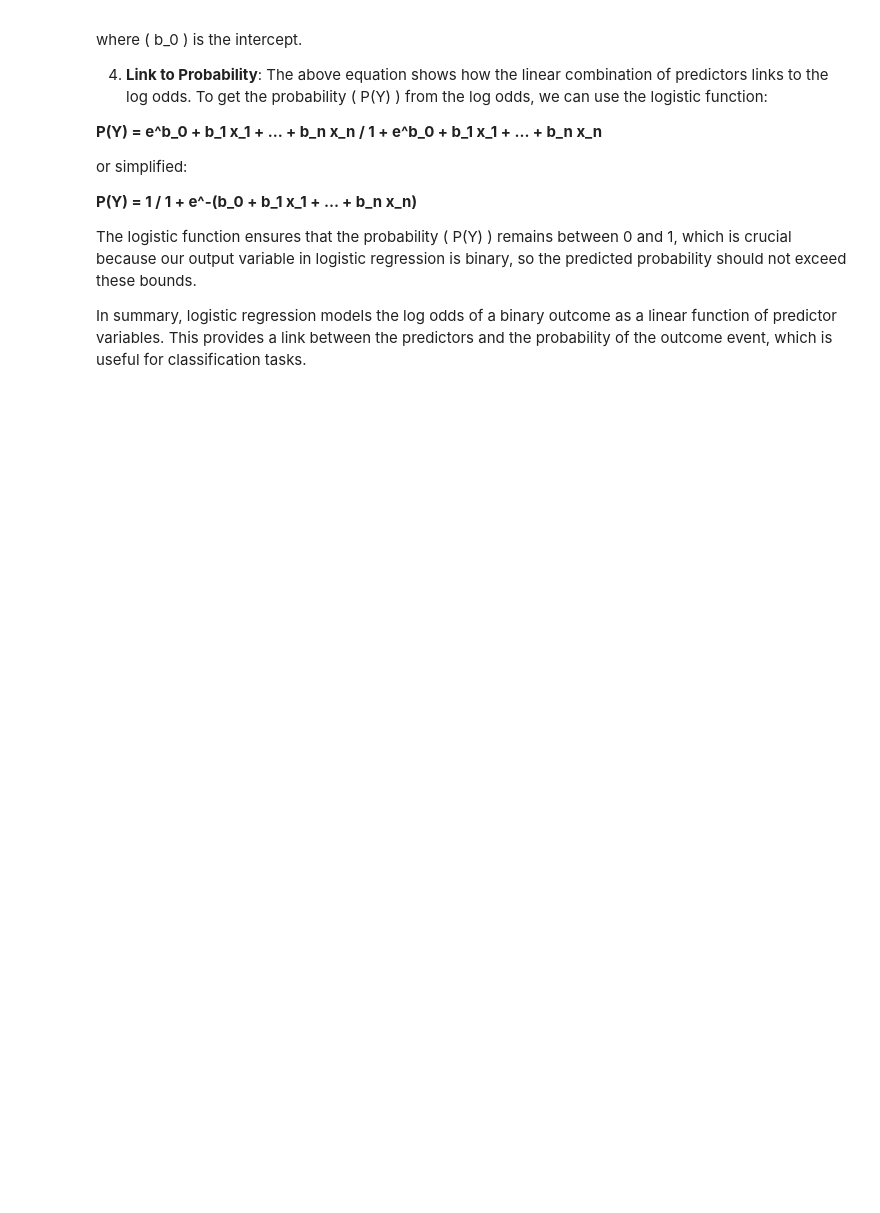
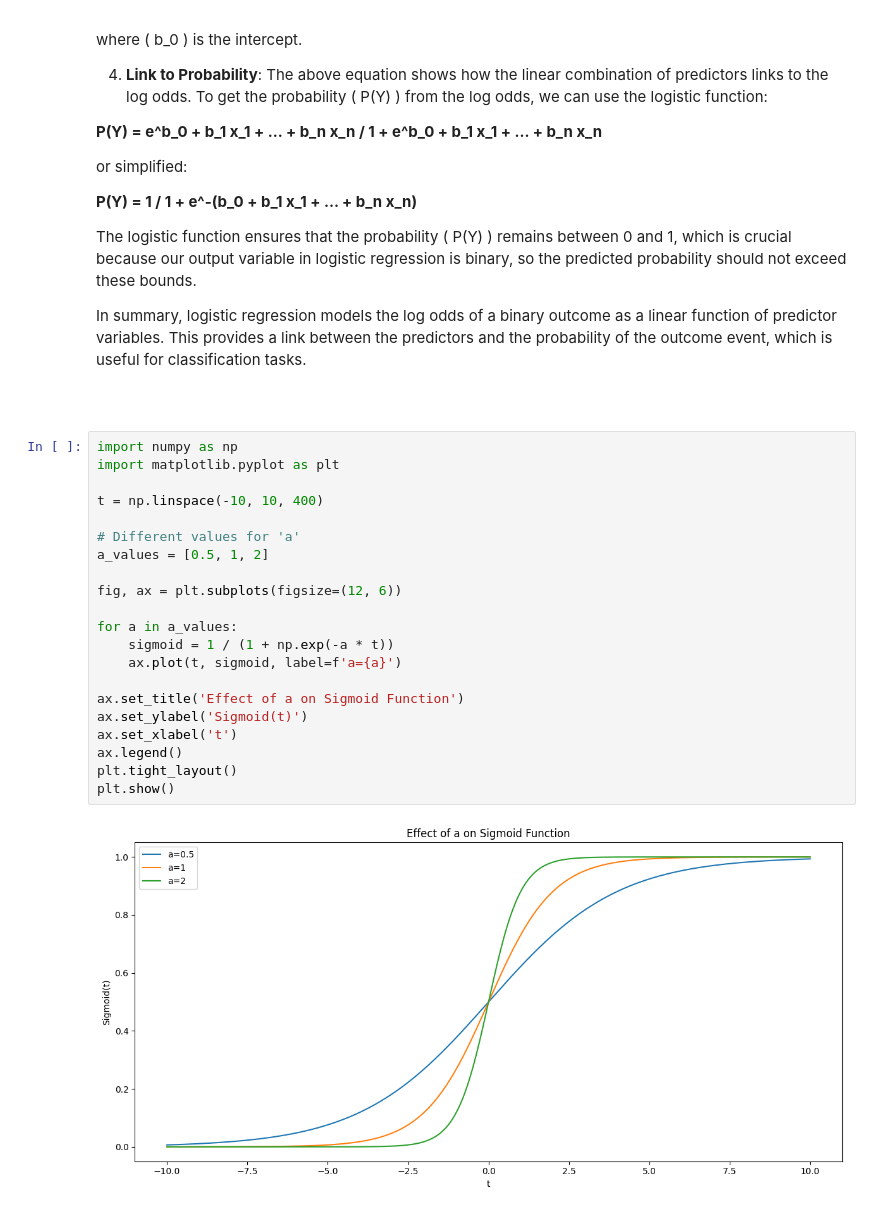
Before and after one commit to Metallicode/Math, a Jupyter notebook: Logistic_Regression.ipynb, the cells around one changed output. Cells and saved outputs as stored; diff of their text form; blank space fills up the shorter version.

```diff
--- a/Logistic_Regression.ipynb
+++ b/Logistic_Regression.ipynb
@@ -212,3 +207,28 @@ or simplified:
 The logistic function ensures that the probability \( P(Y) \) remains between 0 and 1, which is crucial because our output variable in logistic regression is binary, so the predicted probability should not exceed these bounds.
 
 In summary, logistic regression models the log odds of a binary outcome as a linear function of predictor variables. This provides a link between the predictors and the probability of the outcome event, which is useful for classification tasks.
+# %% [markdown]
+##
+# %%
+import numpy as np
+import matplotlib.pyplot as plt
+
+t = np.linspace(-10, 10, 400)
+
+# Different values for 'a'
+a_values = [0.5, 1, 2]
+
+fig, ax = plt.subplots(figsize=(12, 6))
+
+for a in a_values:
+    sigmoid = 1 / (1 + np.exp(-a * t))
+    ax.plot(t, sigmoid, label=f'a={a}')
+
+ax.set_title('Effect of a on Sigmoid Function')
+ax.set_ylabel('Sigmoid(t)')
+ax.set_xlabel('t')
+ax.legend()
+plt.tight_layout()
+plt.show()
+# %% [output]
+[figure, added]
```
Also changed, not shown: parts of 3 cells of this notebook.
